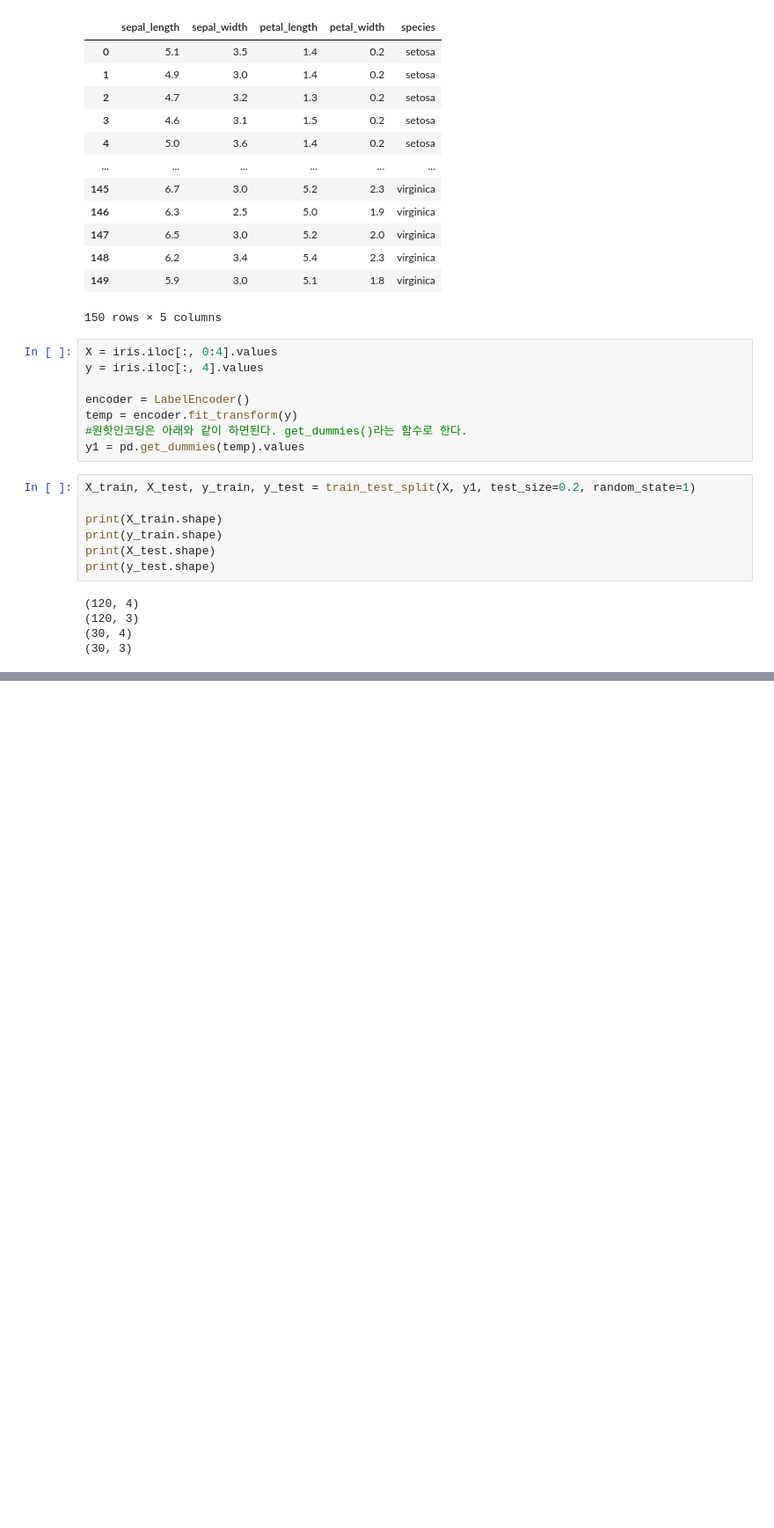
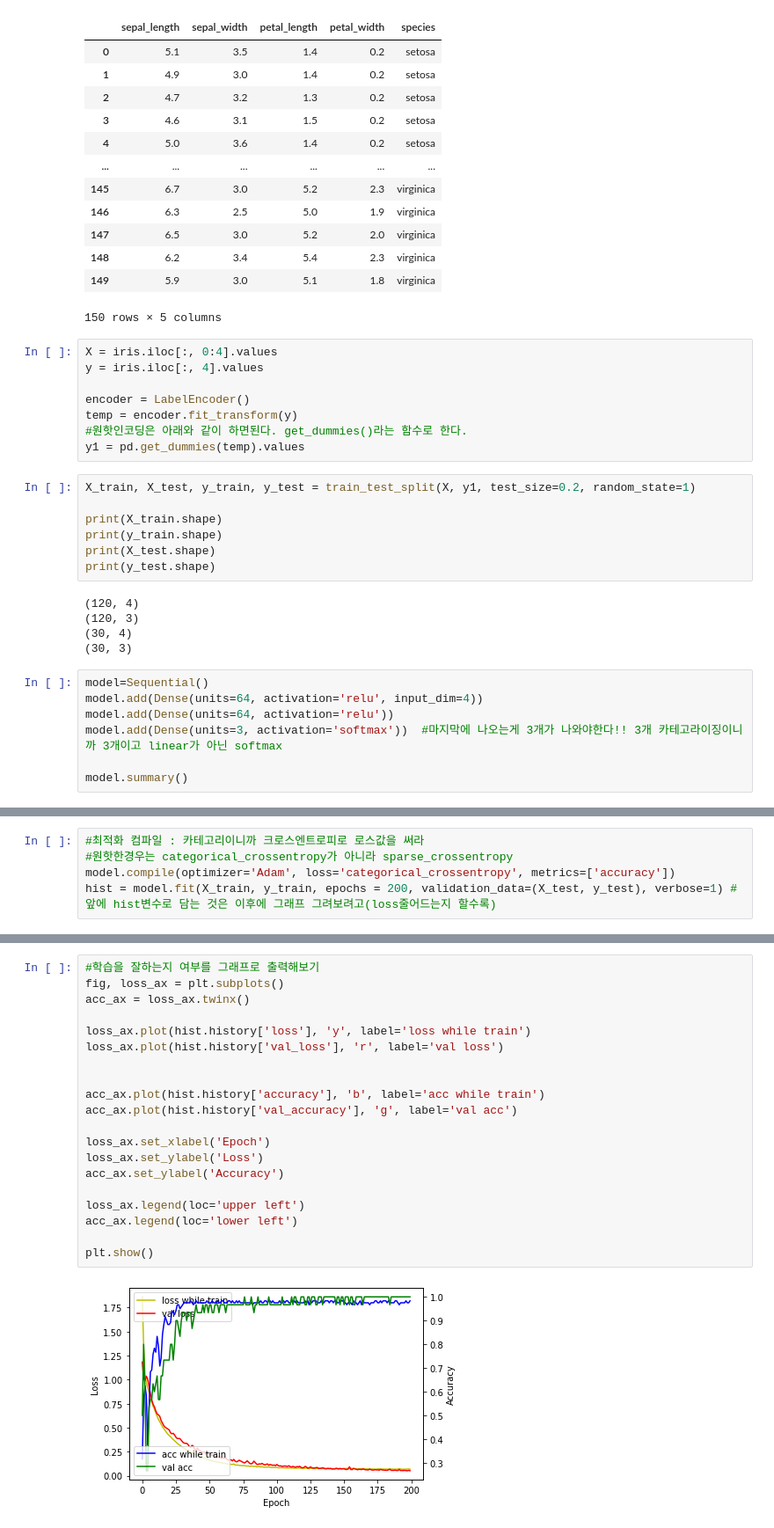
Before and after one commit to kdstheace/Python-Study, a Jupyter notebook: [Review]Categorization_Iris.ipynb, the cells around one changed output, grey strips where cells are left out. Shown: that part at 88% size. Drawn from its saved outputs; the diff is of its cells as text; blank space fills up the shorter version.

```diff
--- a/[Review]Categorization_Iris.ipynb
+++ b/[Review]Categorization_Iris.ipynb
@@ -52,3 +52,10 @@ print(y_test.shape)
 (120, 3)
 (30, 4)
 (30, 3)
+# %%
+model=Sequential()
+model.add(Dense(units=64, activation='relu', input_dim=4))
+model.add(Dense(units=64, activation='relu'))
+model.add(Dense(units=3, activation='softmax'))  #마지막에 나오는게 3개가 나와야한다!! 3개 카테고라이징이니까 3개이고 linear가 아닌 softmax
+
+model.summary()
@@ -54,0 +77,5 @@ print(y_test.shape)
+# %%
+#최적화 컴파일 : 카테고리이니까 크로스엔트로피로 로스값을 써라
+#원핫한경우는 categorical_crossentropy가 아니라 sparse_crossentropy
+model.compile(optimizer='Adam', loss='categorical_crossentropy', metrics=['accuracy'])
+hist = model.fit(X_train, y_train, epochs = 200, validation_data=(X_test, y_test), verbose=1) #앞에 hist변수로 담는 것은 이후에 그래프 그려보려고(loss줄어드는지 할수록)
@@ -54,0 +118,22 @@ print(y_test.shape)
+# %%
+#학습을 잘하는지 여부를 그래프로 출력해보기
+fig, loss_ax = plt.subplots()
+acc_ax = loss_ax.twinx()
+
+loss_ax.plot(hist.history['loss'], 'y', label='loss while train')
+loss_ax.plot(hist.history['val_loss'], 'r', label='val loss')
+
+
+acc_ax.plot(hist.history['accuracy'], 'b', label='acc while train')
+acc_ax.plot(hist.history['val_accuracy'], 'g', label='val acc')
+
+loss_ax.set_xlabel('Epoch')
+loss_ax.set_ylabel('Loss')
+acc_ax.set_ylabel('Accuracy')
+
+loss_ax.legend(loc='upper left')
+acc_ax.legend(loc='lower left')
+
+plt.show()
+# %% [output]
+[figure, added]
```
Also changed, not shown: parts of 4 cells of this notebook.
